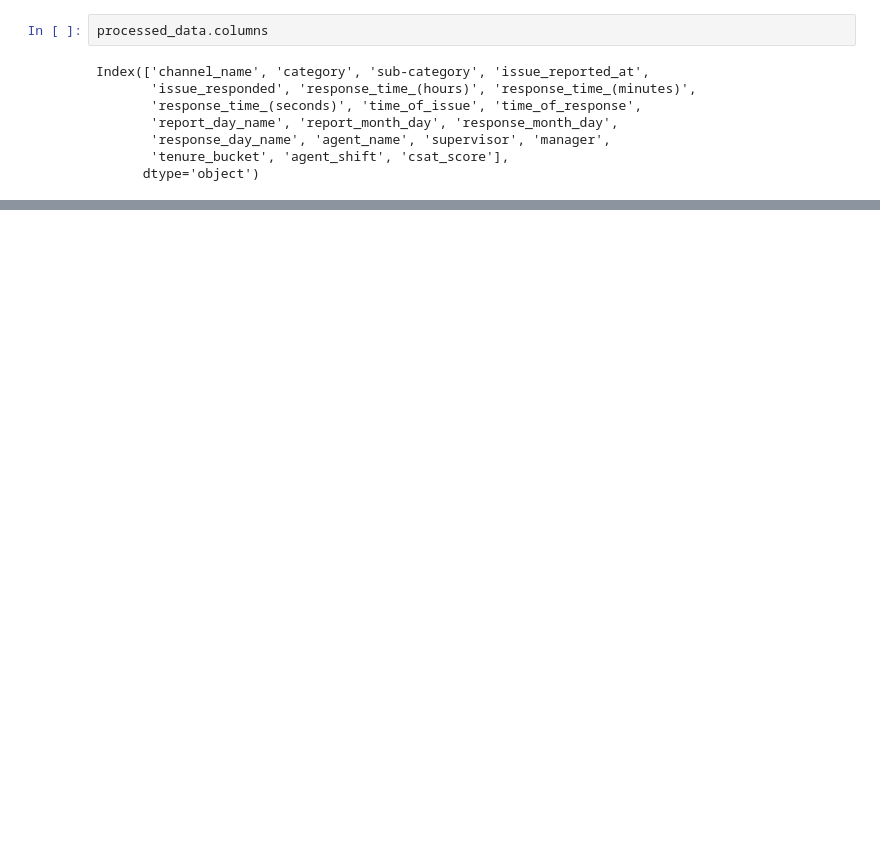
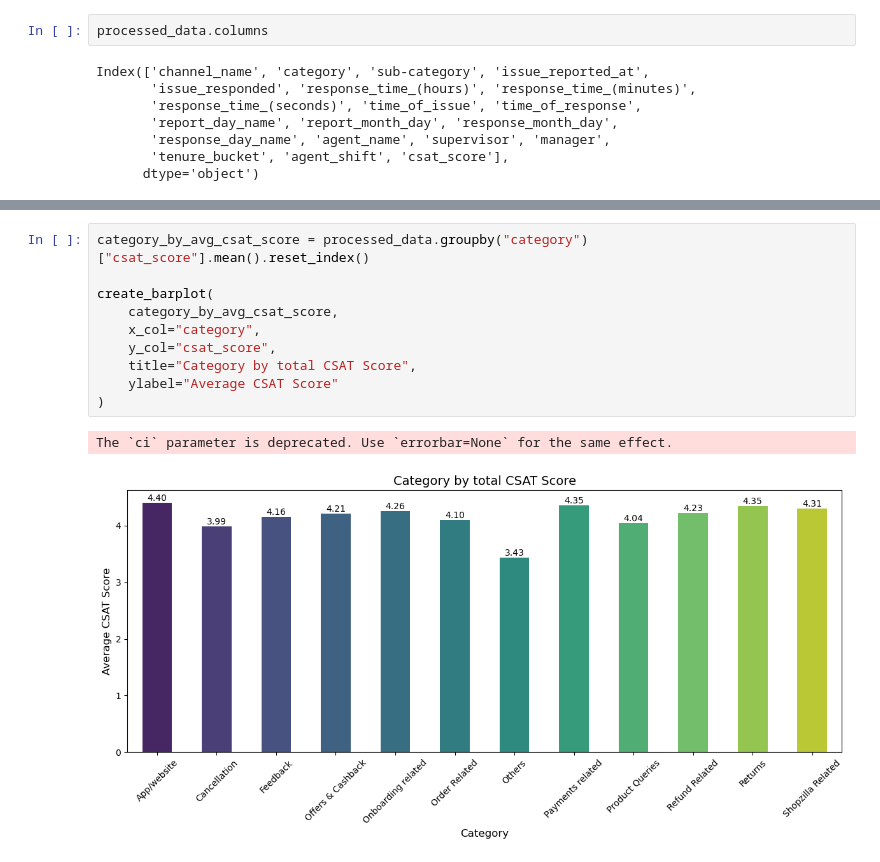
Before and after one commit to Danny-Dalo/Customer-Support-Data, a Jupyter notebook: analysis.ipynb, the cells around one changed output, grey strips where cells are left out. Cells and saved outputs as stored; diff of their text form; blank space fills up the shorter version.

```diff
--- a/analysis.ipynb
+++ b/analysis.ipynb
@@ -32,0 +90,13 @@ processed_data.groupby("channel_name")["csat_score"].mean().reset_index()
+# %%
+category_by_avg_csat_score = processed_data.groupby("category")["csat_score"].mean().reset_index()
+
+create_barplot(
+    category_by_avg_csat_score,
+    x_col="category",
+    y_col="csat_score",
+    title="Category by total CSAT Score",
+    ylabel="Average CSAT Score"
+)
+# %% [output]
+The `ci` parameter is deprecated. Use `errorbar=None` for the same effect.
+[figure, added]
```
Also changed, not shown: parts of 6 cells of this notebook, 2 other files.
